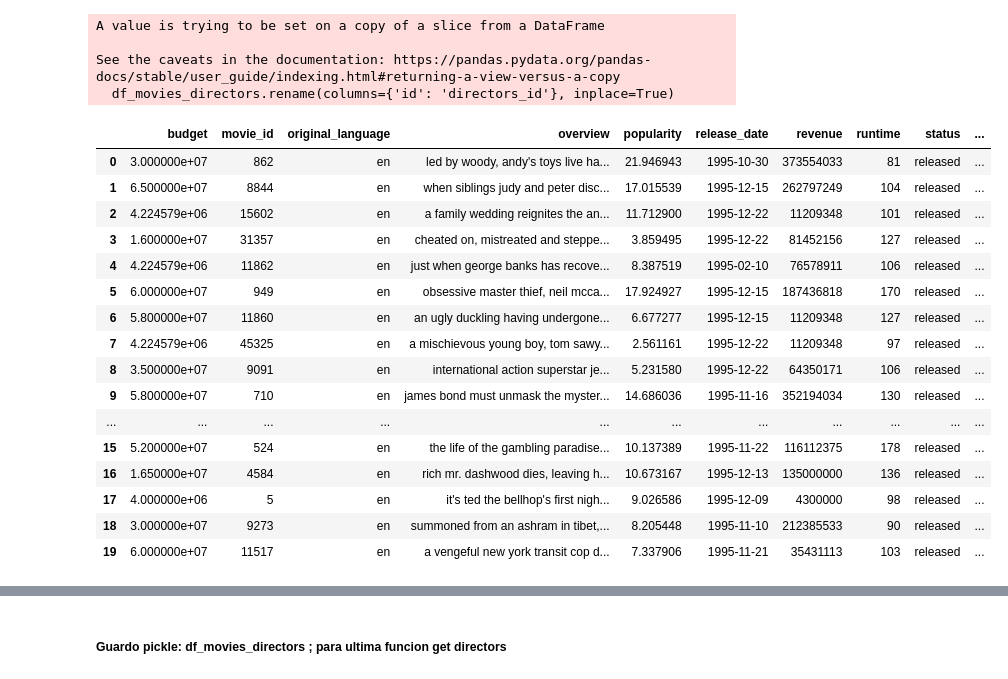
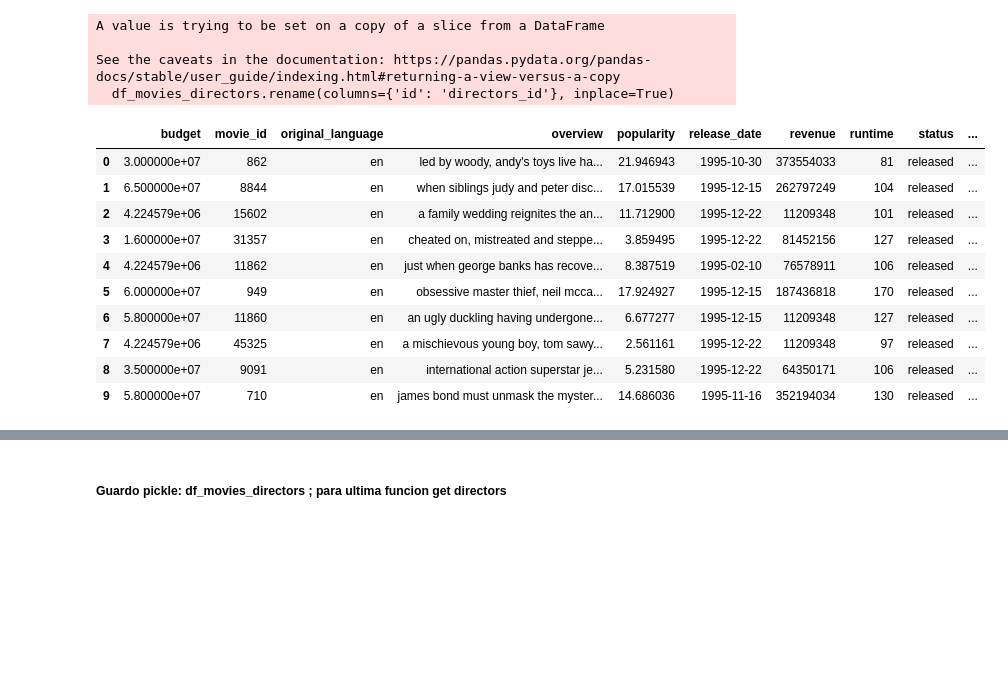
Before and after one commit to Lucaramallo/PI1_MLOps_Sistema_de_Recomendacion_Movies_ML, a Jupyter notebook: ETLs/ETL Credits/2_ETL_Credits_limpieza.ipynb, the cells around one changed output, grey strips where cells are left out. Drawn from its saved outputs; the diff is of its cells as text; code cells hidden in the pictures; blank space fills up the shorter version.

```diff
--- a/ETLs/ETL Credits/2_ETL_Credits_limpieza.ipynb
+++ b/ETLs/ETL Credits/2_ETL_Credits_limpieza.ipynb
@@ -489,25 +489,19 @@ See the caveats in the documentation: https://pandas.pydata.org/pandas-docs/stab
 # %%
 pd.set_option('display.max_columns', None)
 # %%
-df_movies_directors.head(20)
+df_movies_directors.head(10)
 # %% [output]
 |  | budget | movie_id | original_language | overview | popularity | release_date | revenue | runtime | status | ... |
 | 0 | 3.000000e+07 | 862 | en | led by woody, andy's toys live ha... | 21.946943 | 1995-10-30 | 373554033 | 81 | released | ... |
 | 1 | 6.500000e+07 | 8844 | en | when siblings judy and peter disc... | 17.015539 | 1995-12-15 | 262797249 | 104 | released | ... |
 | 2 | 4.224579e+06 | 15602 | en | a family wedding reignites the an... | 11.712900 | 1995-12-22 | 11209348 | 101 | released | ... |
 | 3 | 1.600000e+07 | 31357 | en | cheated on, mistreated and steppe... | 3.859495 | 1995-12-22 | 81452156 | 127 | released | ... |
 | 4 | 4.224579e+06 | 11862 | en | just when george banks has recove... | 8.387519 | 1995-02-10 | 76578911 | 106 | released | ... |
 | 5 | 6.000000e+07 | 949 | en | obsessive master thief, neil mcca... | 17.924927 | 1995-12-15 | 187436818 | 170 | released | ... |
 | 6 | 5.800000e+07 | 11860 | en | an ugly duckling having undergone... | 6.677277 | 1995-12-15 | 11209348 | 127 | released | ... |
 | 7 | 4.224579e+06 | 45325 | en | a mischievous young boy, tom sawy... | 2.561161 | 1995-12-22 | 11209348 | 97 | released | ... |
 | 8 | 3.500000e+07 | 9091 | en | international action superstar je... | 5.231580 | 1995-12-22 | 64350171 | 106 | released | ... |
 | 9 | 5.800000e+07 | 710 | en | james bond must unmask the myster... | 14.686036 | 1995-11-16 | 352194034 | 130 | released | ... |
-| ... | ... | ... | ... | ... | ... | ... | ... | ... | ... | ... |
-| 15 | 5.200000e+07 | 524 | en | the life of the gambling paradise... | 10.137389 | 1995-11-22 | 116112375 | 178 | released | ... |
-| 16 | 1.650000e+07 | 4584 | en | rich mr. dashwood dies, leaving h... | 10.673167 | 1995-12-13 | 135000000 | 136 | released | ... |
-| 17 | 4.000000e+06 | 5 | en | it's ted the bellhop's first nigh... | 9.026586 | 1995-12-09 | 4300000 | 98 | released | ... |
-| 18 | 3.000000e+07 | 9273 | en | summoned from an ashram in tibet,... | 8.205448 | 1995-11-10 | 212385533 | 90 | released | ... |
-| 19 | 6.000000e+07 | 11517 | en | a vengeful new york transit cop d... | 7.337906 | 1995-11-21 | 35431113 | 103 | released | ... |
 # %%
 df_movies_directors.tail(10)
 # %% [output]
```
Also changed, not shown: parts of 3 cells of this notebook, 13 other files.
